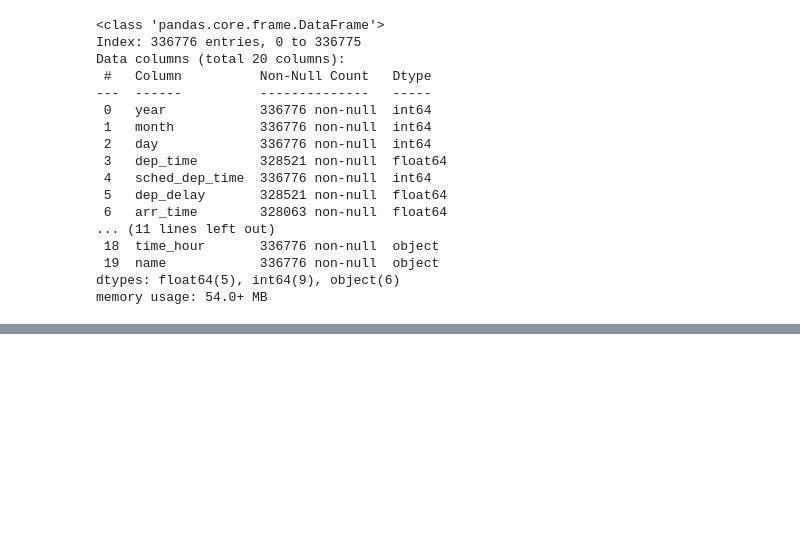
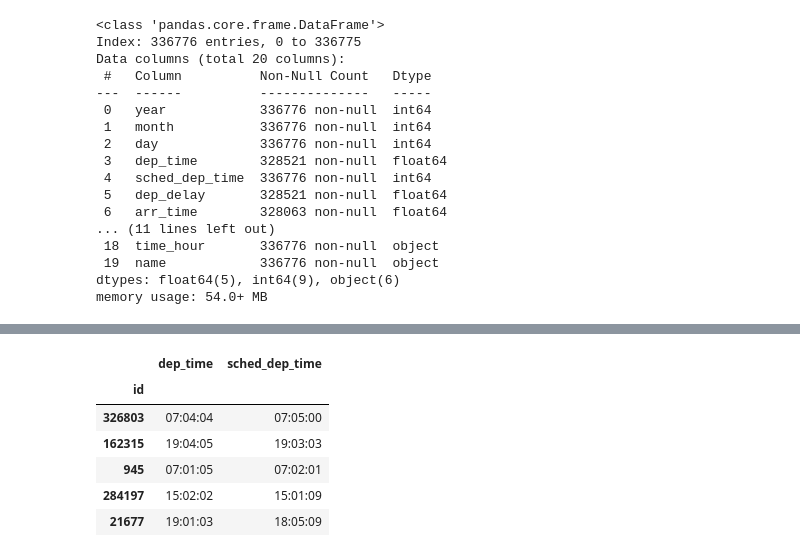
Before and after one commit to steven-midgley/project_one, a Jupyter notebook: notebooks/main_notebook.ipynb, the cells around one changed output, grey strips where cells are left out. Saved outputs shown, nothing was run; the diff lists cells and outputs as text; code cells hidden in the pictures; blank space fills up the shorter version.

```diff
--- a/notebooks/main_notebook.ipynb
+++ b/notebooks/main_notebook.ipynb
@@ -165,0 +186,10 @@ df.sample(n=5)
+# %%
+df[["dep_time", "sched_dep_time"]].sample(n=5)
+# %% [output]
+|  | dep_time | sched_dep_time |
+| id |  |  |
+| 326803 | 07:04:04 | 07:05:00 |
+| 162315 | 19:04:05 | 19:03:03 |
+| 945 | 07:01:05 | 07:02:01 |
+| 284197 | 15:02:02 | 15:01:09 |
+| 21677 | 19:01:03 | 18:05:09 |
```
Also changed, not shown: parts of 9 cells of this notebook, 1 other file.
